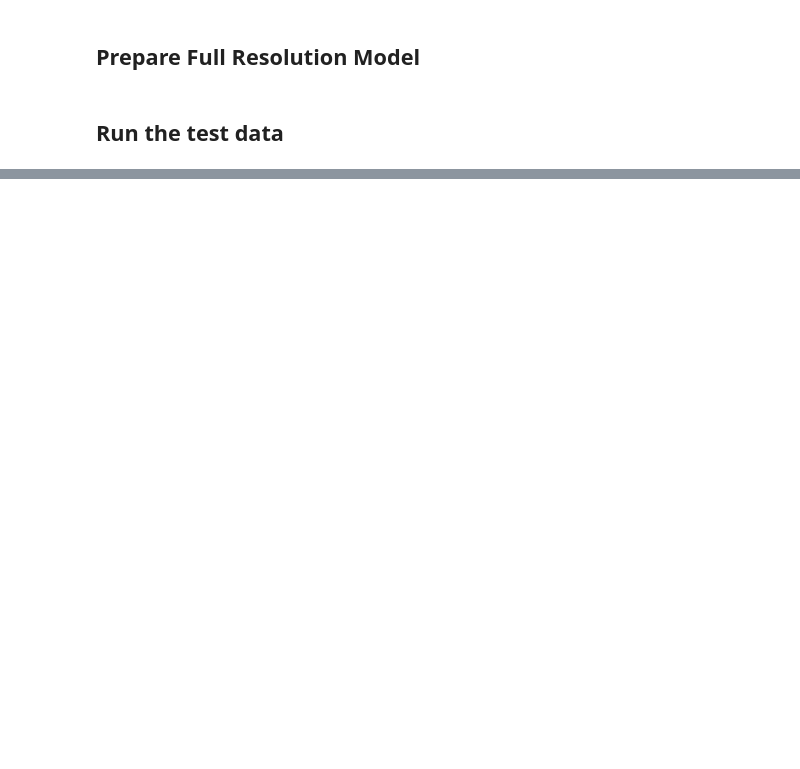
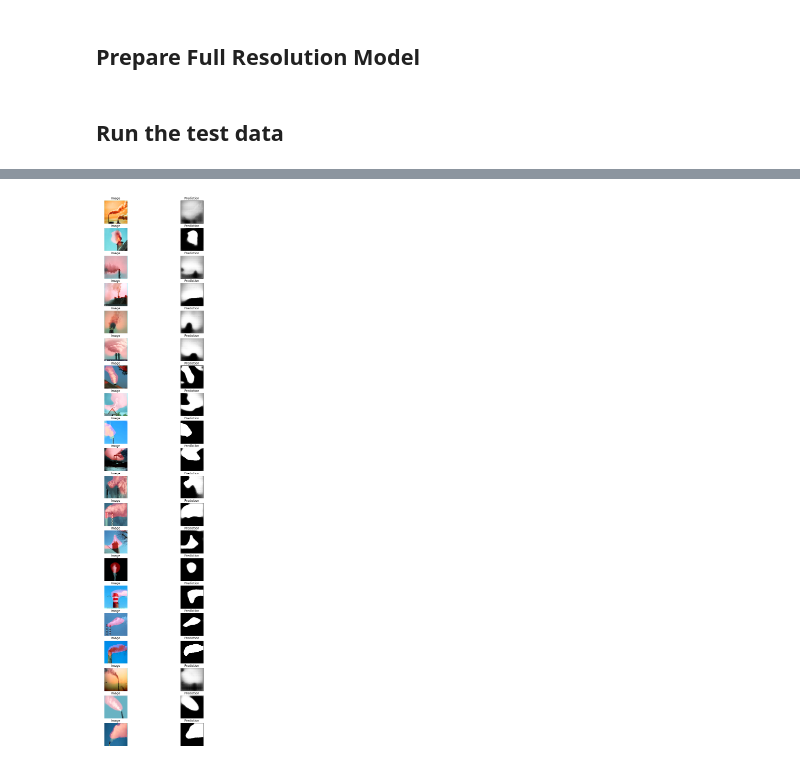
Before and after one commit to rekon/Smoke-semantic-segmentation, a Jupyter notebook: U-Net.ipynb, the cells around one changed output, grey strips where cells are left out. Drawn from its saved outputs; the diff is of its cells as text; code cells hidden in the pictures; blank space fills up the shorter version.

```diff
--- a/U-Net.ipynb
+++ b/U-Net.ipynb
@@ -384,14 +367,18 @@ print(len(test_paths), 'test images found')
 # %%
 fig, m_axs = plt.subplots(20, 2, figsize = (10, 40))
 [c_ax.axis('off') for c_ax in m_axs.flatten()]
 for (ax1, ax2), c_img_name in zip(m_axs, test_paths):
     c_path = os.path.join(test_image_dir, c_img_name)
     c_img = imread(c_path)
-    c_img = cv2.resize(c_img,(256,256),interpolation = cv2.INTER_AREA)
+    c_img = cv2.resize(c_img,(256,256))
     first_img = np.expand_dims(c_img, 0)/255.0
     first_seg = seg_model.predict(first_img)
-    ax1.imshow(first_img[0])
+    first_img[0][:,:,0] = (first_img[0][:,:,0]*0.7 + 0.5*first_seg[0, :, :, 0])
+    result = np.array(np.clip(first_img[0]*255.,0,255),dtype=np.int32)
+    ax1.imshow(result)
     ax1.set_title('Image')
-    ax2.imshow(first_seg[0, :, :, 0], vmin = 0, vmax = 1)
+    ax2.imshow(first_seg[0, :, :, 0], vmin = 0, vmax = 1, cmap='gray')
     ax2.set_title('Prediction')
 fig.savefig('test_predictions.png')
+# %% [output]
+[figure, added]
```
Also changed, not shown: parts of 8 cells of this notebook, 2 other files.
